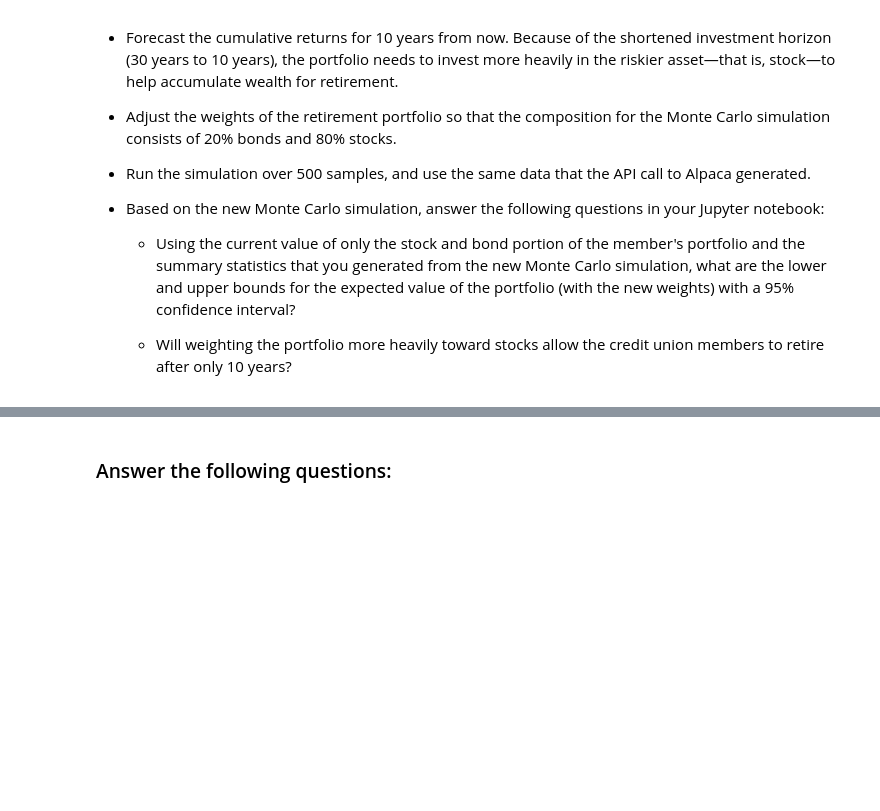
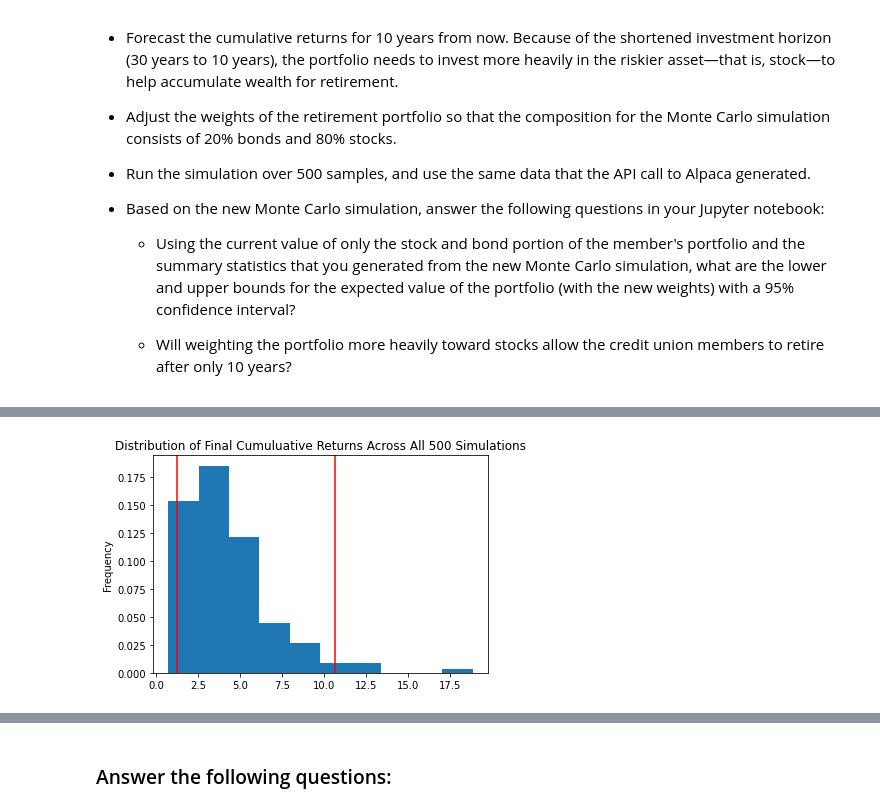
Before and after one commit to douglasg-fintec/Financial-Planner, a Jupyter notebook: financial_planning_tools.ipynb, the cells around one changed output, grey strips where cells are left out. Saved outputs shown, nothing was run; the diff lists cells and outputs as text; code cells hidden in the pictures; blank space fills up the shorter version.

```diff
--- a/financial_planning_tools.ipynb
+++ b/financial_planning_tools.ipynb
@@ -552,7 +681,12 @@ For this new Monte Carlo simulation, do the following:
 # %%
 # Visualize the probability distribution of the 10-year Monte Carlo simulation
 # by plotting a histogram
-# YOUR CODE HERE
+MC_simulation_dist_plot = MC_tenyear.plot_distribution()
+
+# Save the plot for future use
+MC_simulation_dist_plot.get_figure().savefig('MC_tenyear_distribution_plot.png',bbox_inches='tight')
+# %% [output]
+[figure, added]
 # %%
 # Generate summary statistics from the 10-year Monte Carlo simulation results
 # Save the results as a variable
```
Also changed, not shown: parts of 29 cells of this notebook, 4 other files.
